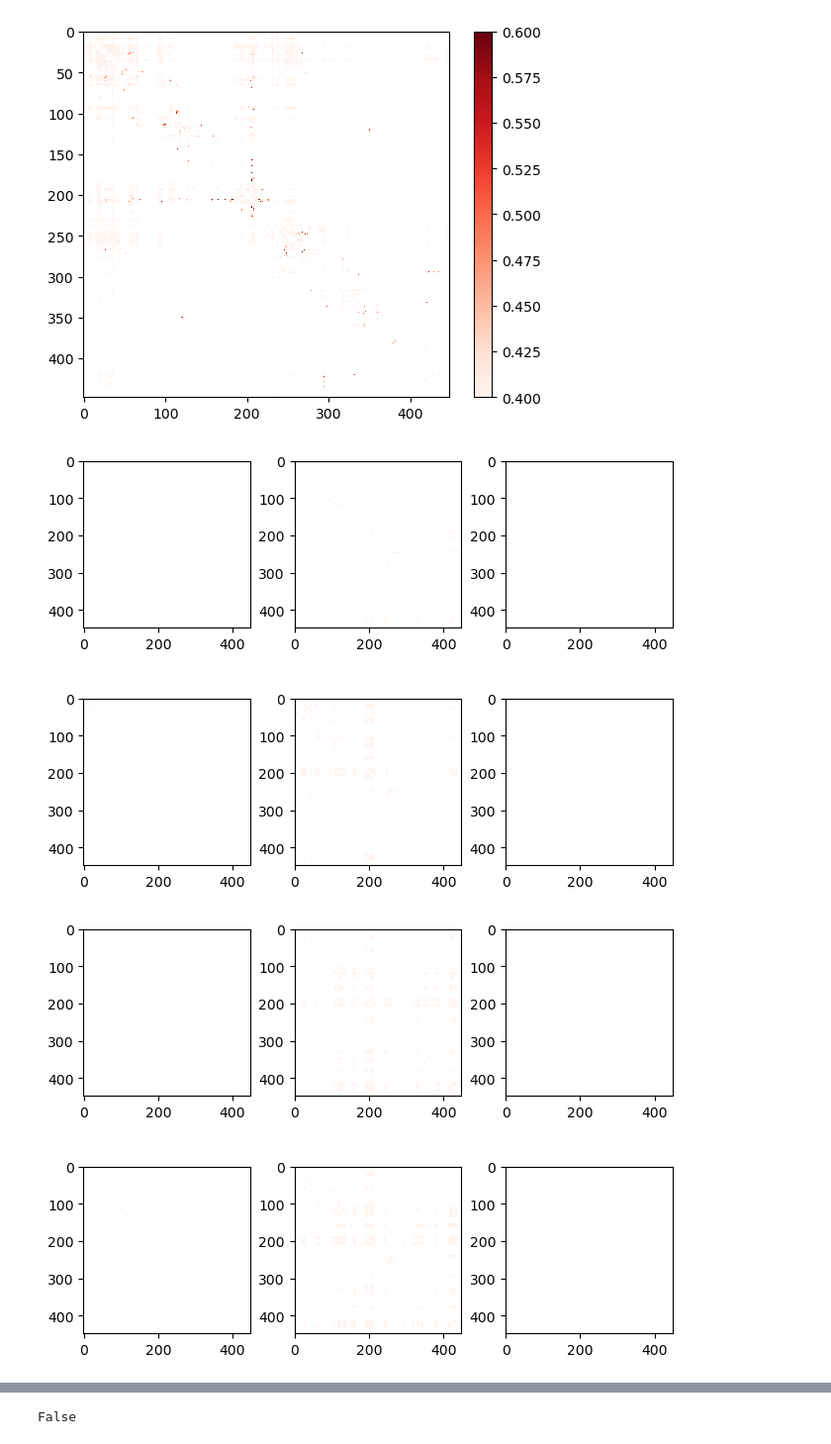
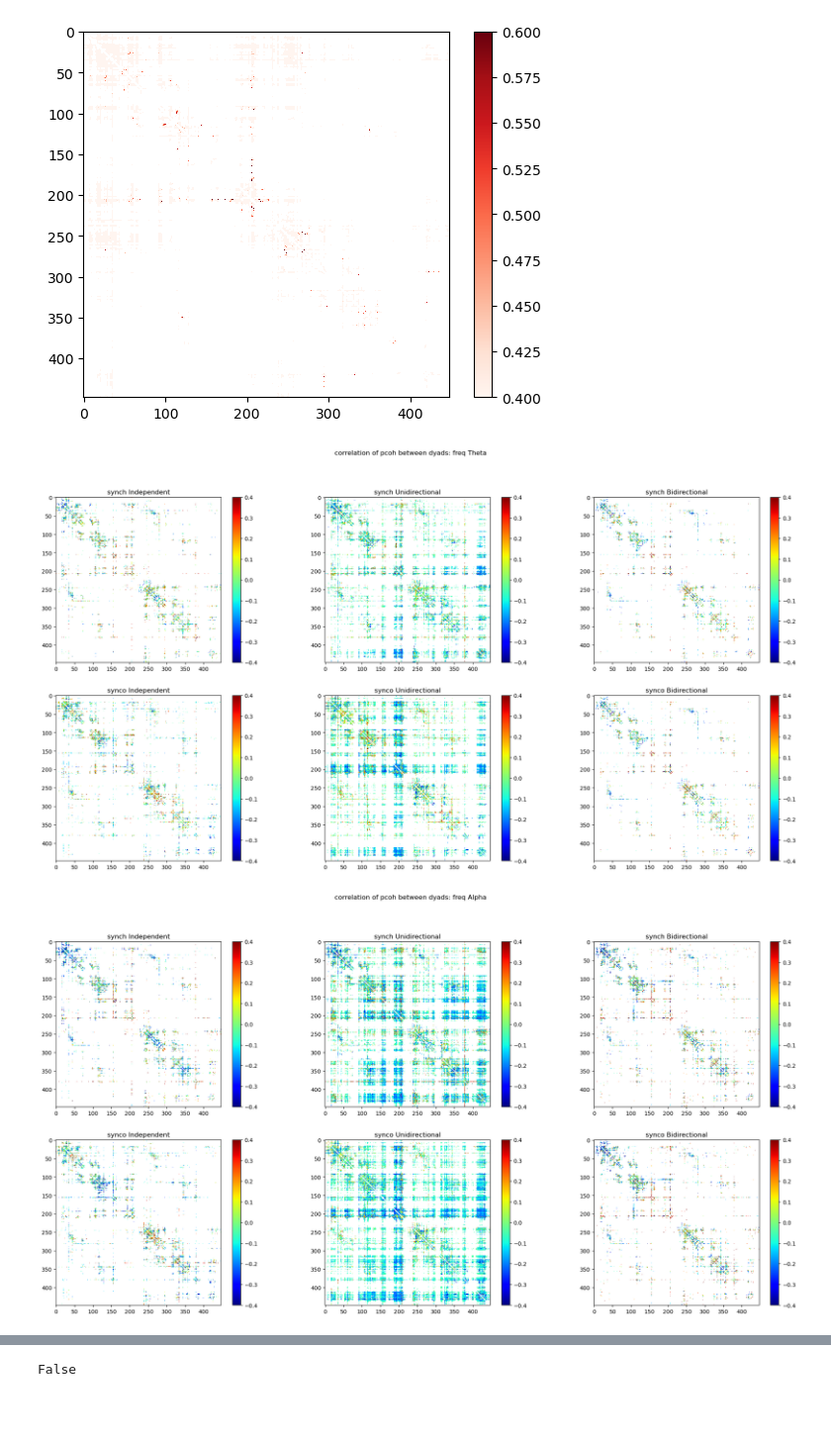
Before and after one commit to zhibinz2/MEG_EEG_Source_Localization, a Jupyter notebook: Coh_networkx/pcoh_by_conditions.ipynb, the cells around one changed output, grey strips where cells are left out. Shown at 99% size. Cells and saved outputs as stored; diff of their text form; code cells hidden in the pictures; blank space fills up the shorter version.

```diff
--- a/Coh_networkx/pcoh_by_conditions.ipynb
+++ b/Coh_networkx/pcoh_by_conditions.ipynb
@@ -19,11 +30,11 @@ nexp = 12*2*12
 task = list()
 feedback = list()
 counter = 0
-pcoh_stack = np.zeros((nexp,5,448,448))
+coh_stack = np.zeros((nexp,5,448,448))
 for ses in range(12):
     for tr in range(12):
         for subj in range(2):
-            pcoh_stack[counter,:,:,:] = pcoh_all[ses,subj,tr,:,:,:]
+            coh_stack[counter,:,:,:] = coh_all[ses,subj,tr,:,:,:]
             if ses%2:
                 task.append('synco')
             else:
@@ -163,26 +174,31 @@ for freq in range(5):
         for j in range(448):
             if i<j:
                 # independent
-                A=pcoh_stack[synch_independent_ind[0::2],freq,i,j]
-                B=pcoh_stack[synch_independent_ind[1::2],freq,i,j]
+                A=coh_stack[synch_independent_ind[0::2],freq,i,j]
+                B=coh_stack[synch_independent_ind[1::2],freq,i,j]
                 corr_pair[0,0,freq,i,j]=np.corrcoef(A,B)[0,1]
-                A=pcoh_stack[synco_independent_ind[0::2],freq,i,j]
-                B=pcoh_stack[synco_independent_ind[1::2],freq,i,j]
+
+                A=coh_stack[synco_independent_ind[0::2],freq,i,j]
+                B=coh_stack[synco_independent_ind[1::2],freq,i,j]
                 corr_pair[1,0,freq,i,j]=np.corrcoef(A,B)[0,1]
                 # unidirectional
-                A=pcoh_stack[synch_leader_ind,freq,i,j]
-                B=pcoh_stack[synch_follower_ind,freq,i,j]
+                A=coh_stack[synch_leader_ind,freq,i,j]
+                B=coh_stack[synch_follower_ind,freq,i,j]
                 corr_pair[0,1,freq,i,j]=np.corrcoef(A,B)[0,1]
-                A=pcoh_stack[synco_leader_ind,freq,i,j]
-                B=pcoh_stack[synco_follower_ind,freq,i,j]
+
+                A=coh_stack[synco_leader_ind,freq,i,j]
+                B=coh_stack[synco_follower_ind,freq,i,j]
                 corr_pair[1,1,freq,i,j]=np.corrcoef(A,B)[0,1]
+
                 # mutual
-                A=pcoh_stack[synch_mutual_ind[0::2],freq,i,j]
-                B=pcoh_stack[synch_mutual_ind[1::2],freq,i,j]
+                A=coh_stack[synch_mutual_ind[0::2],freq,i,j]
+                B=coh_stack[synch_mutual_ind[1::2],freq,i,j]
                 corr_pair[0,2,freq,i,j]=np.corrcoef(A,B)[0,1]
-                A=pcoh_stack[synch_mutual_ind[0::2],freq,i,j]
-                B=pcoh_stack[synch_mutual_ind[1::2],freq,i,j]
+
+                A=coh_stack[synch_mutual_ind[0::2],freq,i,j]
+                B=coh_stack[synch_mutual_ind[1::2],freq,i,j]
                 corr_pair[1,2,freq,i,j]=np.corrcoef(A,B)[0,1]
+
 # 5.5 min
 # %%
 plt.imshow(np.squeeze(corr_pair[r,c,freq,:,:]),vmin=0.4,vmax=0.6,cmap='Reds')
@@ -191,13 +207,18 @@ plt.colorbar()
 <matplotlib.colorbar.Colorbar at 0x...>
 [figure]
 # %%
+cond3names=['Independent','Unidirectional','Bidirectional']
+syn2names=['synch','synco']
+bandlabels = ['Theta','Alpha','Mu','Beta1','Beta2']
 for freq in range(5):
-    fig,axs = plt.subplots(2,3,constrained_layout=True)
+    fig,axs = plt.subplots(2,3,figsize=(25, 12))
     for r in range(2):
         for c in range(3):
             plt.sca(axs[r,c])
-            plt.imshow(np.squeeze(corr_pair[r,c,freq,:,:]),vmin=0.4,vmax=0.6,cmap='Reds')
-            # plt.colorbar()
+            plt.imshow(np.squeeze(corr_pair[r,c,freq,:,:]),vmin=-0.4,vmax=0.4,cmap='jet')
+            plt.title(syn2names[r]+' '+cond3names[c])
+            plt.colorbar()
+    plt.suptitle('correlation of pcoh between dyads: freq '+bandlabels[freq])
 # %% [output]
-[figure, old version]
+[figure, new version]
-[figure, old version]
+[figure, new version]
```
Also changed, not shown: parts of 5 cells of this notebook, 3 other files.
